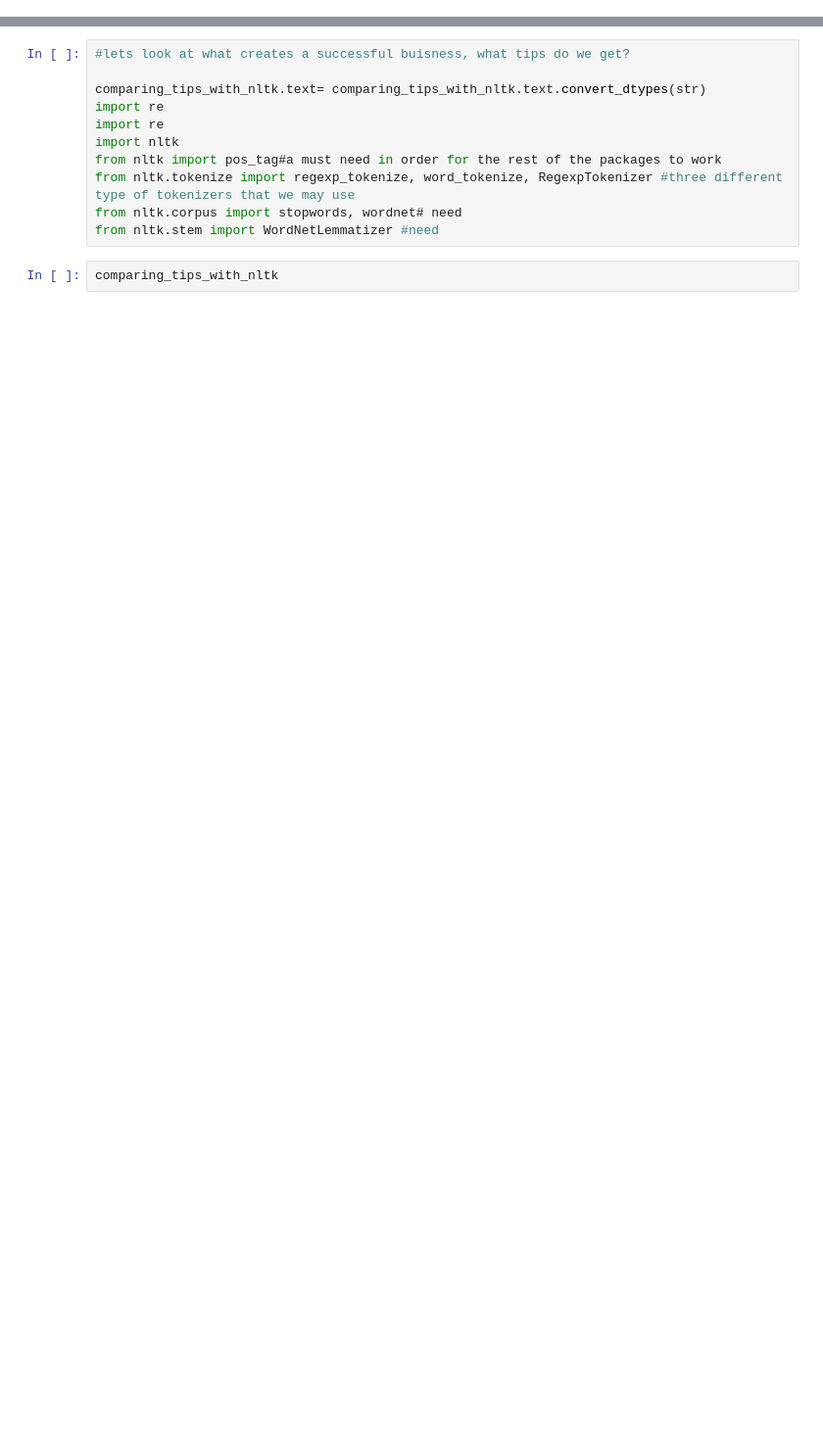
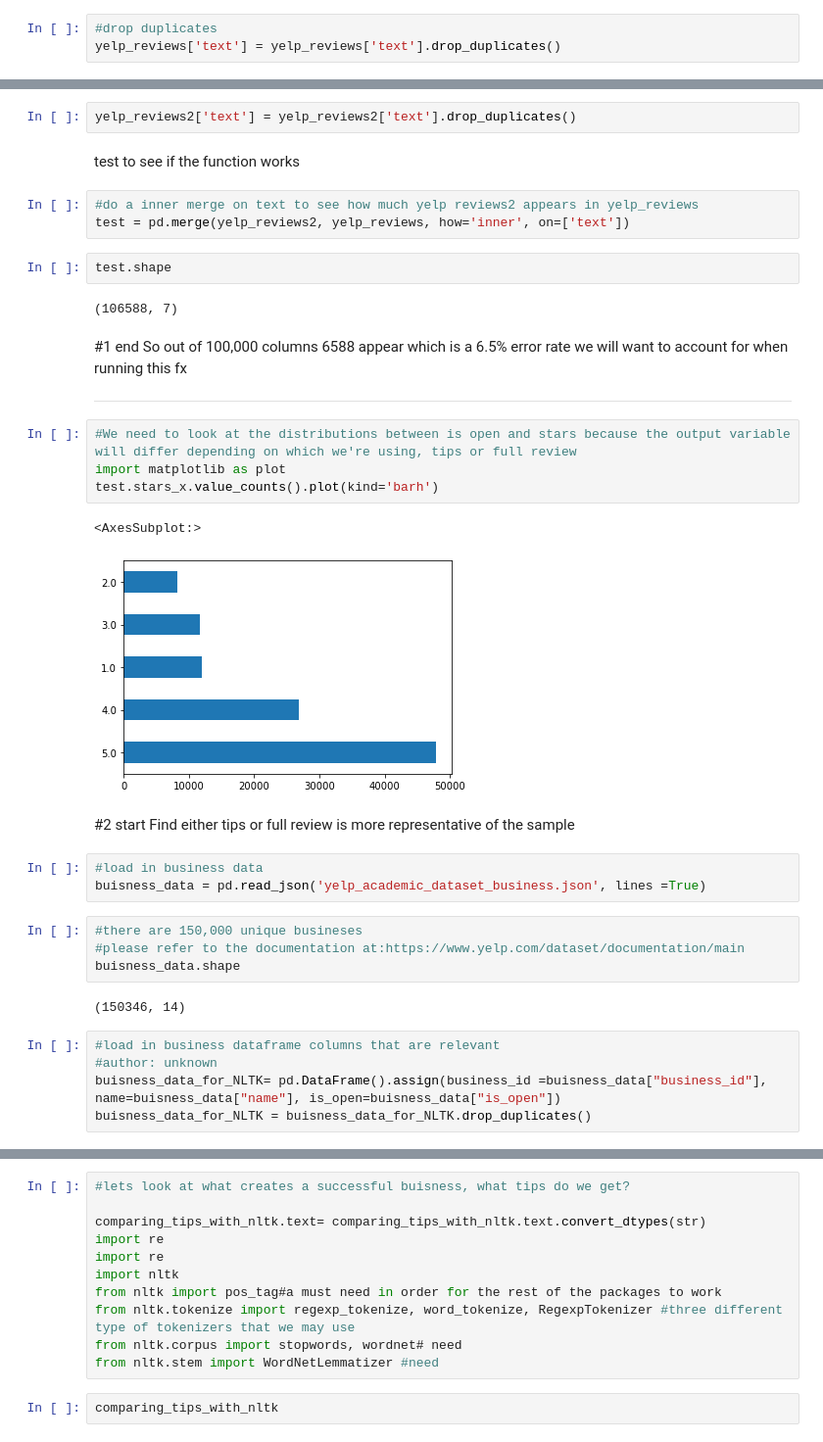
Before and after one commit to RaymondLeong94/Flatiron_Capstone_Project-, a Jupyter notebook: Notebook1 Preliminary EDA and FE.ipynb, the cells around one changed output, grey strips where cells are left out. Shown at 98% size. Drawn from its saved outputs; the diff is of its cells as text; blank space fills up the shorter version.

```diff
--- a/Notebook1 Preliminary EDA and FE.ipynb
+++ b/Notebook1 Preliminary EDA and FE.ipynb
@@ -193,0 +70,3 @@ comparing_tips_with_nltk
+# %%
+#drop duplicates
+yelp_reviews['text'] = yelp_reviews['text'].drop_duplicates()
@@ -193,0 +126,37 @@ comparing_tips_with_nltk
+# %%
+yelp_reviews2['text'] = yelp_reviews2['text'].drop_duplicates()
+# %% [markdown]
+test to see if the function works
+# %%
+#do a inner merge on text to see how much yelp reviews2 appears in yelp_reviews
+test = pd.merge(yelp_reviews2, yelp_reviews, how='inner', on=['text'])
+# %%
+test.shape
+# %% [output]
+(106588, 7)
+# %% [markdown]
+#1 end So out of 100,000 columns 6588 appear which is a 6.5% error rate we will want to account for when running this fx
+_________________
+# %%
+#We need to look at the distributions between is open and stars because the output variable will differ depending on which we're using, tips or full review
+import matplotlib as plot
+test.stars_x.value_counts().plot(kind='barh')
+# %% [output]
+<AxesSubplot:>
+[figure, added]
+# %% [markdown]
+#2 start Find either tips or full review is more representative of the sample
+# %%
+#load in business data
+buisness_data = pd.read_json('yelp_academic_dataset_business.json', lines =True)
+# %%
+#there are 150,000 unique busineses
+#please refer to the documentation at:https://www.yelp.com/dataset/documentation/main
+buisness_data.shape
+# %% [output]
+(150346, 14)
+# %%
+#load in business dataframe columns that are relevant
+#author: unknown
+buisness_data_for_NLTK= pd.DataFrame().assign(business_id =buisness_data["business_id"], name=buisness_data["name"], is_open=buisness_data["is_open"])
+buisness_data_for_NLTK = buisness_data_for_NLTK.drop_duplicates()
```
Also changed, not shown: parts of 164 cells of this notebook.
